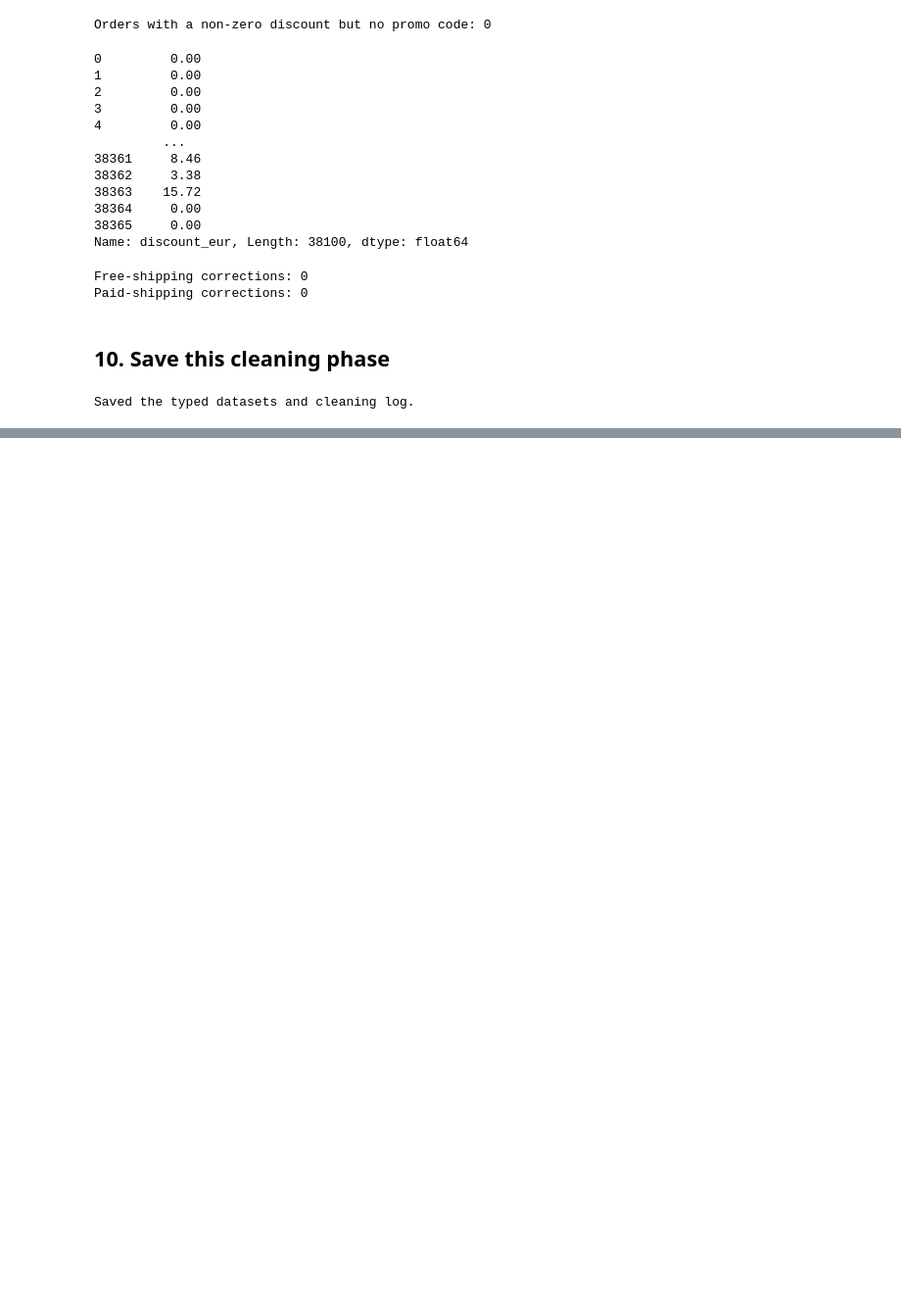
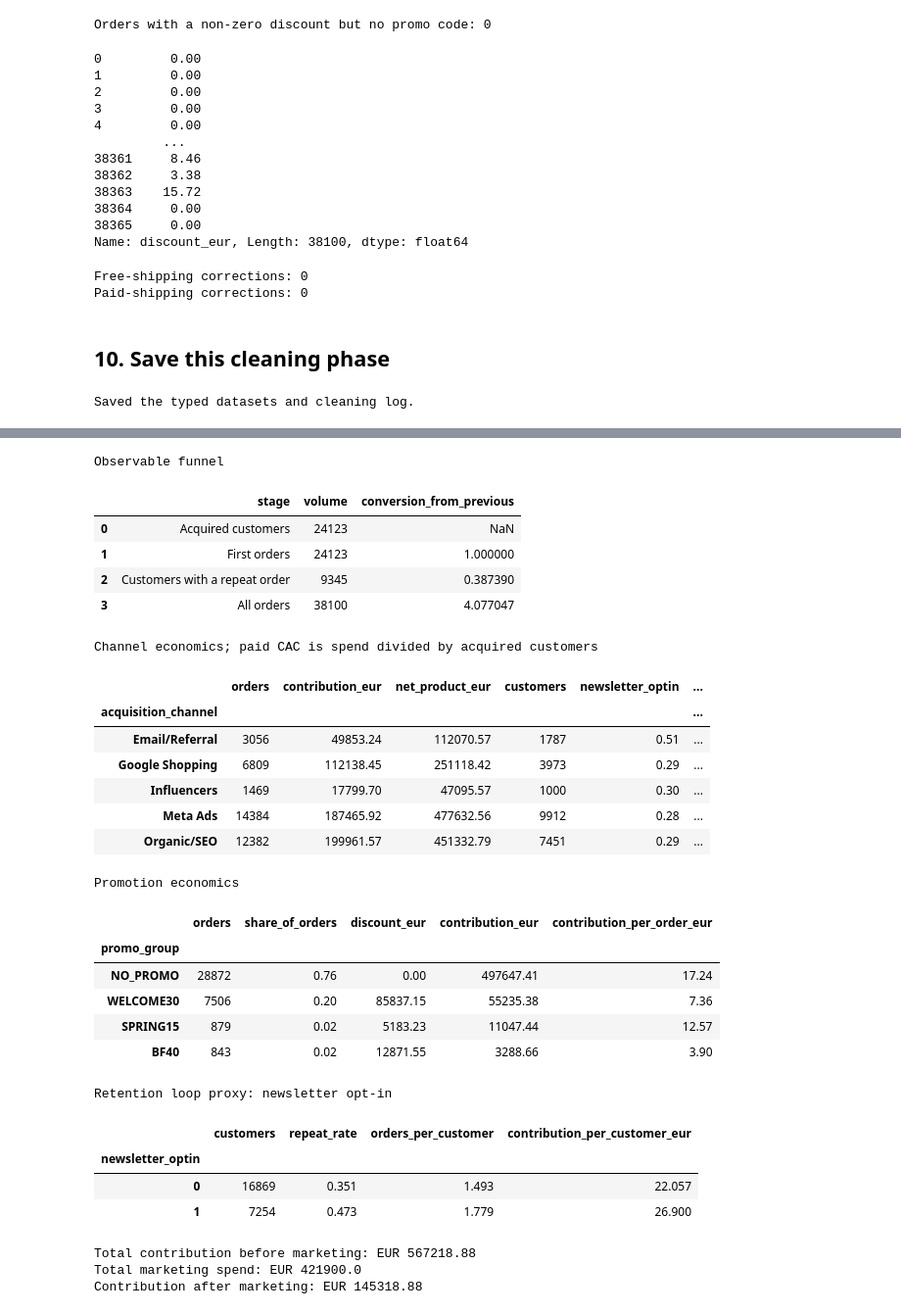
Before and after one commit to farah0303/verde, a Jupyter notebook: src/notebooks/01_clean_production_data.ipynb, the cells around one changed output, grey strips where cells are left out. Shown at 98% size. Drawn from its saved outputs; the diff is of its cells as text; code cells hidden in the pictures; blank space fills up the shorter version.

Commit message:
feat(analysis): Q1&3

```diff
--- a/src/notebooks/01_clean_production_data.ipynb
+++ b/src/notebooks/01_clean_production_data.ipynb
@@ -498,0 +511,75 @@ cleaning_log
+# %%
+import numpy as np
+
+analysis_orders = orders.copy()
+analysis_orders["net_product_eur"] = analysis_orders["gross_product_eur"] - analysis_orders["discount_eur"]
+analysis_orders["contribution_eur"] = 0.55 * analysis_orders["gross_product_eur"] - analysis_orders["discount_eur"] + analysis_orders["shipping_fee_eur"] - 6.50
+analysis_orders = analysis_orders.sort_values(["customer_id", "order_date", "order_id"])
+analysis_orders["order_number"] = analysis_orders.groupby("customer_id").cumcount() + 1
+customer_order_counts = analysis_orders.groupby("customer_id").size()
+
+funnel_summary = pd.DataFrame({
+    "stage": ["Acquired customers", "First orders", "Customers with a repeat order", "All orders"],
+    "volume": [len(customers), int((analysis_orders["order_number"] == 1).sum()), int((customer_order_counts > 1).sum()), len(analysis_orders)],
+})
+funnel_summary["conversion_from_previous"] = [np.nan, 1.0, funnel_summary.loc[2, "volume"] / funnel_summary.loc[1, "volume"], funnel_summary.loc[3, "volume"] / funnel_summary.loc[2, "volume"]]
+
+customers_by_channel = customers.groupby("acquisition_channel").agg(customers=("customer_id", "nunique"), newsletter_optin=("newsletter_optin", "mean"))
+channel_orders = analysis_orders.merge(customers[["customer_id", "acquisition_channel"]], on="customer_id", how="left")
+channel_metrics = channel_orders.groupby("acquisition_channel").agg(orders=("order_id", "count"), contribution_eur=("contribution_eur", "sum"), net_product_eur=("net_product_eur", "sum")).join(customers_by_channel).join(marketing.groupby("channel")["spend_eur"].sum().rename("marketing_spend_eur"))
+channel_metrics["orders_per_customer"] = channel_metrics["orders"] / channel_metrics["customers"]
+channel_customer_counts = channel_orders.groupby(["acquisition_channel", "customer_id"]).size()
+channel_metrics["repeat_rate"] = channel_customer_counts.gt(1).groupby(level=0).mean()
+channel_metrics["CAC_eur"] = channel_metrics["marketing_spend_eur"] / channel_metrics["customers"]
+channel_metrics["contribution_after_marketing_eur"] = channel_metrics["contribution_eur"] - channel_metrics["marketing_spend_eur"]
+
+analysis_orders["promo_group"] = analysis_orders["promo_code"].fillna("NO_PROMO").str.upper().str.replace(" ", "", regex=False)
+promo_metrics = analysis_orders.groupby("promo_group").agg(orders=("order_id", "count"), share_of_orders=("order_id", lambda s: len(s) / len(analysis_orders)), discount_eur=("discount_eur", "sum"), contribution_eur=("contribution_eur", "sum"), contribution_per_order_eur=("contribution_eur", "mean")).sort_values("orders", ascending=False)
+
+customer_loop = customers[["customer_id", "newsletter_optin"]].copy()
+customer_loop["orders"] = customer_loop["customer_id"].map(customer_order_counts).fillna(0)
+customer_loop["repeat"] = customer_loop["orders"] > 1
+customer_loop = customer_loop.merge(analysis_orders.groupby("customer_id")["contribution_eur"].sum(), on="customer_id", how="left")
+newsletter_loop = customer_loop.groupby("newsletter_optin").agg(customers=("customer_id", "nunique"), repeat_rate=("repeat", "mean"), orders_per_customer=("orders", "mean"), contribution_per_customer_eur=("contribution_eur", "mean"))
+
+print("Observable funnel")
+display(funnel_summary)
+print("Channel economics; paid CAC is spend divided by acquired customers")
+display(channel_metrics.round(2))
+print("Promotion economics")
+display(promo_metrics.round(2))
+print("Retention loop proxy: newsletter opt-in")
+display(newsletter_loop.round(3))
+print("Total contribution before marketing: EUR", round(analysis_orders["contribution_eur"].sum(), 2))
+print("Total marketing spend: EUR", round(marketing["spend_eur"].sum(), 2))
+print("Contribution after marketing: EUR", round(analysis_orders["contribution_eur"].sum() - marketing["spend_eur"].sum(), 2))
+# %% [output]
+Observable funnel
+|  | stage | volume | conversion_from_previous |
+| 0 | Acquired customers | 24123 | NaN |
+| 1 | First orders | 24123 | 1.000000 |
+| 2 | Customers with a repeat order | 9345 | 0.387390 |
+| 3 | All orders | 38100 | 4.077047 |
+Channel economics; paid CAC is spend divided by acquired customers
+|  | orders | contribution_eur | net_product_eur | customers | newsletter_optin | ... |
+| acquisition_channel |  |  |  |  |  | ... |
+| Email/Referral | 3056 | 49853.24 | 112070.57 | 1787 | 0.51 | ... |
+| Google Shopping | 6809 | 112138.45 | 251118.42 | 3973 | 0.29 | ... |
+| Influencers | 1469 | 17799.70 | 47095.57 | 1000 | 0.30 | ... |
+| Meta Ads | 14384 | 187465.92 | 477632.56 | 9912 | 0.28 | ... |
+| Organic/SEO | 12382 | 199961.57 | 451332.79 | 7451 | 0.29 | ... |
+Promotion economics
+|  | orders | share_of_orders | discount_eur | contribution_eur | contribution_per_order_eur |
+| promo_group |  |  |  |  |  |
+| NO_PROMO | 28872 | 0.76 | 0.00 | 497647.41 | 17.24 |
+| WELCOME30 | 7506 | 0.20 | 85837.15 | 55235.38 | 7.36 |
+| SPRING15 | 879 | 0.02 | 5183.23 | 11047.44 | 12.57 |
+| BF40 | 843 | 0.02 | 12871.55 | 3288.66 | 3.90 |
+Retention loop proxy: newsletter opt-in
+|  | customers | repeat_rate | orders_per_customer | contribution_per_customer_eur |
+| newsletter_optin |  |  |  |  |
+| 0 | 16869 | 0.351 | 1.493 | 22.057 |
+| 1 | 7254 | 0.473 | 1.779 | 26.900 |
+Total contribution before marketing: EUR 567218.88
+Total marketing spend: EUR 421900.0
+Contribution after marketing: EUR 145318.88
```
Also changed, not shown: parts of 13 cells of this notebook.
